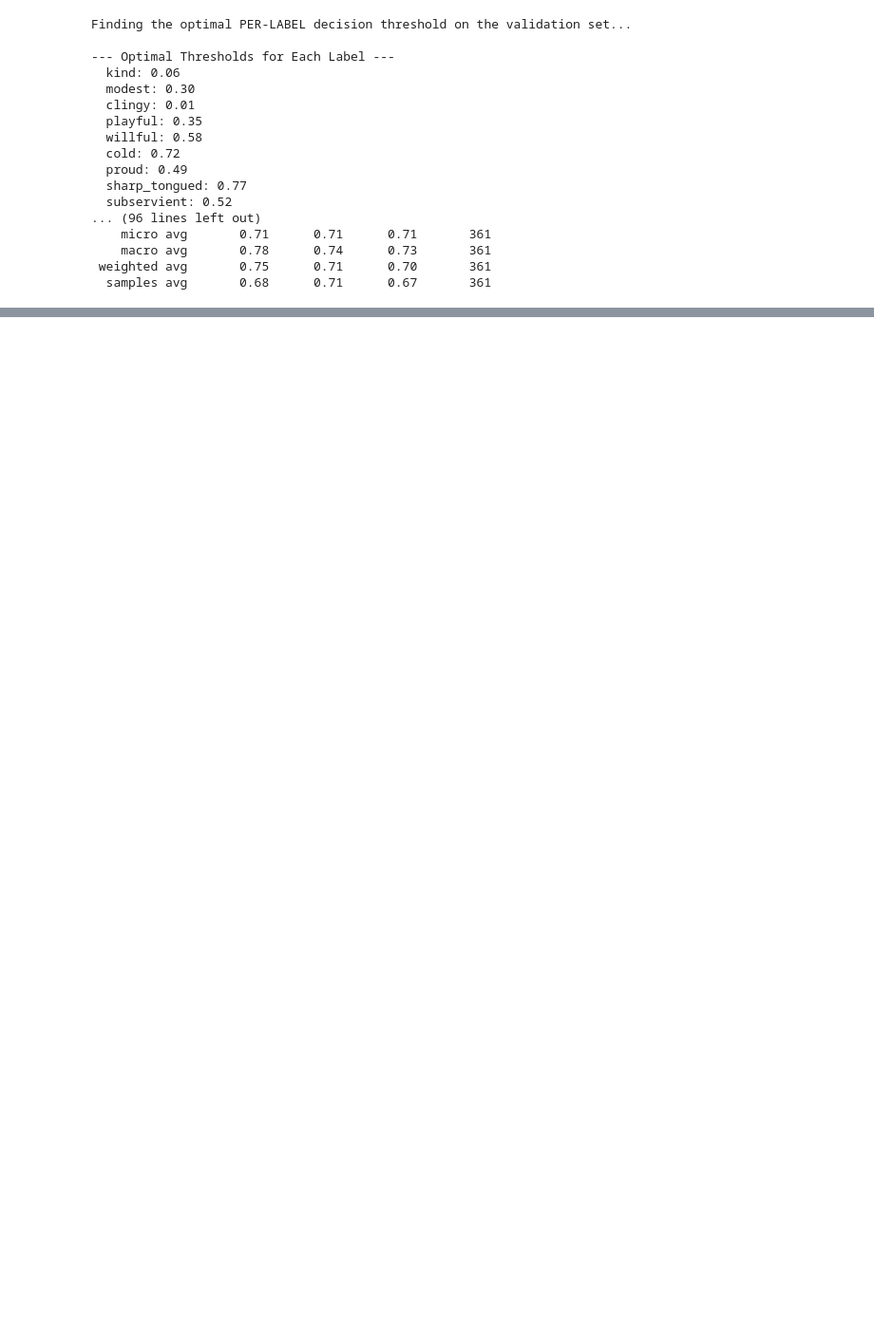
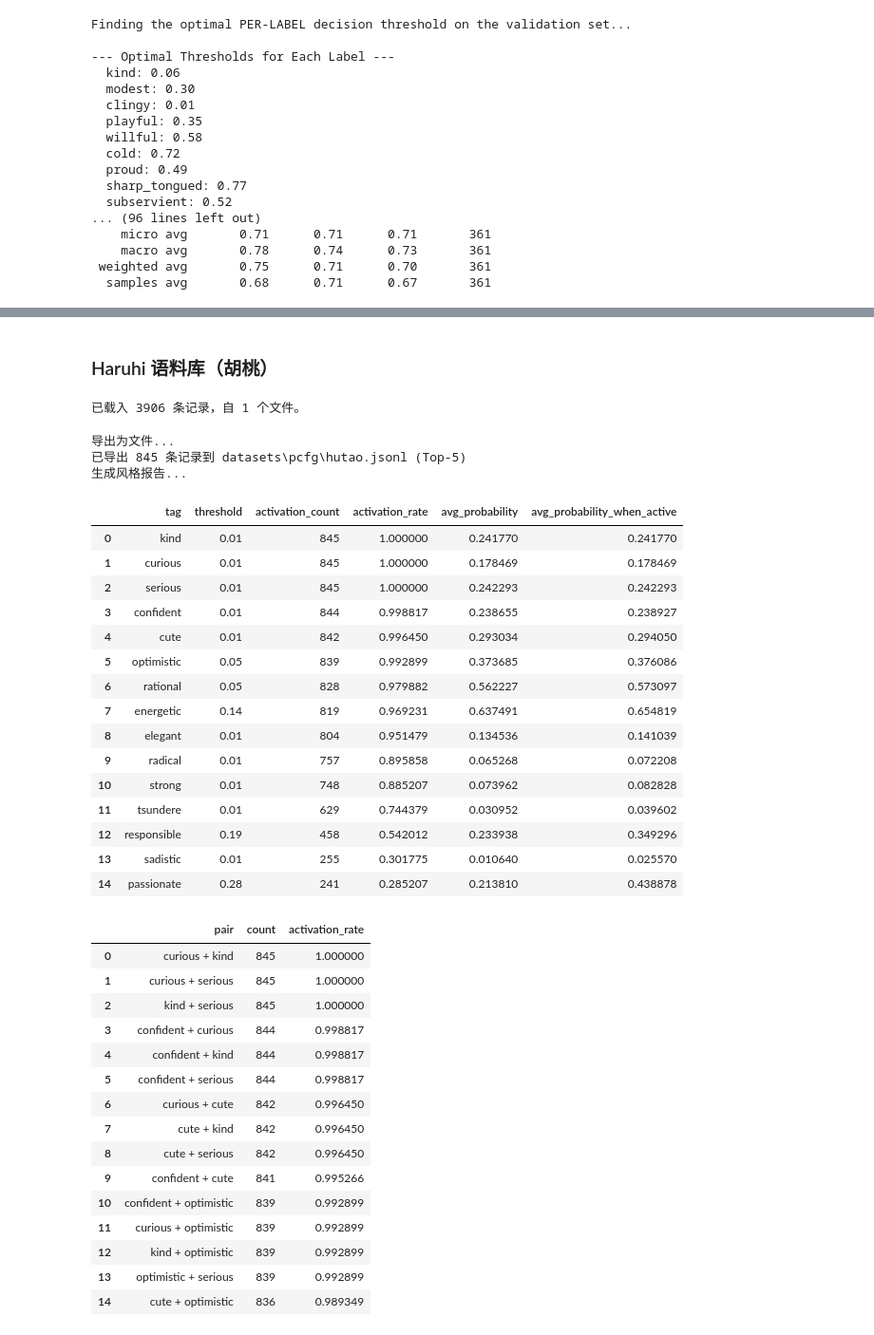
Before and after one commit to Moemu/OtakuLab, a Jupyter notebook: notebook/Word_vector_centroids.ipynb, the cells around one changed output, grey strips where cells are left out. Shown at 95% size. Drawn from its saved outputs; the diff is of its cells as text; code cells hidden in the pictures; blank space fills up the shorter version.

```diff
--- a/notebook/Word_vector_centroids.ipynb
+++ b/notebook/Word_vector_centroids.ipynb
@@ -1954,0 +2493,72 @@ Finding the optimal PER-LABEL decision threshold on the validation set...
+# %% [markdown]
+### Haruhi 语料库（胡桃）
+# %%
+HARUHI_FILE = Path("../Dataset/Haruhi/Haruhi_clean.jsonl").resolve()
+assert HARUHI_FILE.exists(), f"未找到语料文件：{HARUHI_FILE}"
+HARUHI_TOP_K = 3
+
+haruhi_records = load_jsonl_records([HARUHI_FILE])
+hutao_entries: list[StyleEntry] = [
+    {
+        "prompt": record.get("user_question", ""),
+        "response": record.get("agent_response", ""),
+    }
+    for record in haruhi_records
+    if record.get("agent_role") == "胡桃"
+]
+
+hutao_outputs = []
+
+for entry in tqdm(hutao_entries, desc="胡桃 推理中"):
+    prompt = entry["prompt"]
+    response = entry["response"]
+    hutao_outputs.append(infer_styles_with_threshold(prompt, response))
+
+print("导出为文件...")
+export_topk_style_predictions(hutao_outputs, hutao_entries, output_path="./datasets/pcfg/hutao.jsonl")
+
+print("生成风格报告...")
+haruhi_stats = compute_style_statistics(hutao_outputs, hutao_entries, top_k=HARUHI_TOP_K)
+
+display(haruhi_stats["style_df"].head(15))
+if not haruhi_stats["pair_df"].empty:
+    display(haruhi_stats["pair_df"])
+
+display(render_style_report(haruhi_stats, title=f"Haruhi（胡桃）风格报告（Top-{HARUHI_TOP_K}）"))
+# %% [output]
+已载入 3906 条记录，自 1 个文件。
+导出为文件...
+已导出 845 条记录到 datasets\pcfg\hutao.jsonl (Top-5)
+生成风格报告...
+|  | tag | threshold | activation_count | activation_rate | avg_probability | avg_probability_when_active |
+| 0 | kind | 0.01 | 845 | 1.000000 | 0.241770 | 0.241770 |
+| 1 | curious | 0.01 | 845 | 1.000000 | 0.178469 | 0.178469 |
+| 2 | serious | 0.01 | 845 | 1.000000 | 0.242293 | 0.242293 |
+| 3 | confident | 0.01 | 844 | 0.998817 | 0.238655 | 0.238927 |
+| 4 | cute | 0.01 | 842 | 0.996450 | 0.293034 | 0.294050 |
+| 5 | optimistic | 0.05 | 839 | 0.992899 | 0.373685 | 0.376086 |
+| 6 | rational | 0.05 | 828 | 0.979882 | 0.562227 | 0.573097 |
+| 7 | energetic | 0.14 | 819 | 0.969231 | 0.637491 | 0.654819 |
+| 8 | elegant | 0.01 | 804 | 0.951479 | 0.134536 | 0.141039 |
+| 9 | radical | 0.01 | 757 | 0.895858 | 0.065268 | 0.072208 |
+| 10 | strong | 0.01 | 748 | 0.885207 | 0.073962 | 0.082828 |
+| 11 | tsundere | 0.01 | 629 | 0.744379 | 0.030952 | 0.039602 |
+| 12 | responsible | 0.19 | 458 | 0.542012 | 0.233938 | 0.349296 |
+| 13 | sadistic | 0.01 | 255 | 0.301775 | 0.010640 | 0.025570 |
+| 14 | passionate | 0.28 | 241 | 0.285207 | 0.213810 | 0.438878 |
+|  | pair | count | activation_rate |
+| 0 | curious + kind | 845 | 1.000000 |
+| 1 | curious + serious | 845 | 1.000000 |
+| 2 | kind + serious | 845 | 1.000000 |
+| 3 | confident + curious | 844 | 0.998817 |
+| 4 | confident + kind | 844 | 0.998817 |
+| 5 | confident + serious | 844 | 0.998817 |
+| 6 | curious + cute | 842 | 0.996450 |
+| 7 | cute + kind | 842 | 0.996450 |
+| 8 | cute + serious | 842 | 0.996450 |
+| 9 | confident + cute | 841 | 0.995266 |
+| 10 | confident + optimistic | 839 | 0.992899 |
+| 11 | curious + optimistic | 839 | 0.992899 |
+| 12 | kind + optimistic | 839 | 0.992899 |
+| 13 | optimistic + serious | 839 | 0.992899 |
+| 14 | cute + optimistic | 836 | 0.989349 |
```
Also changed, not shown: parts of 20 cells of this notebook.
